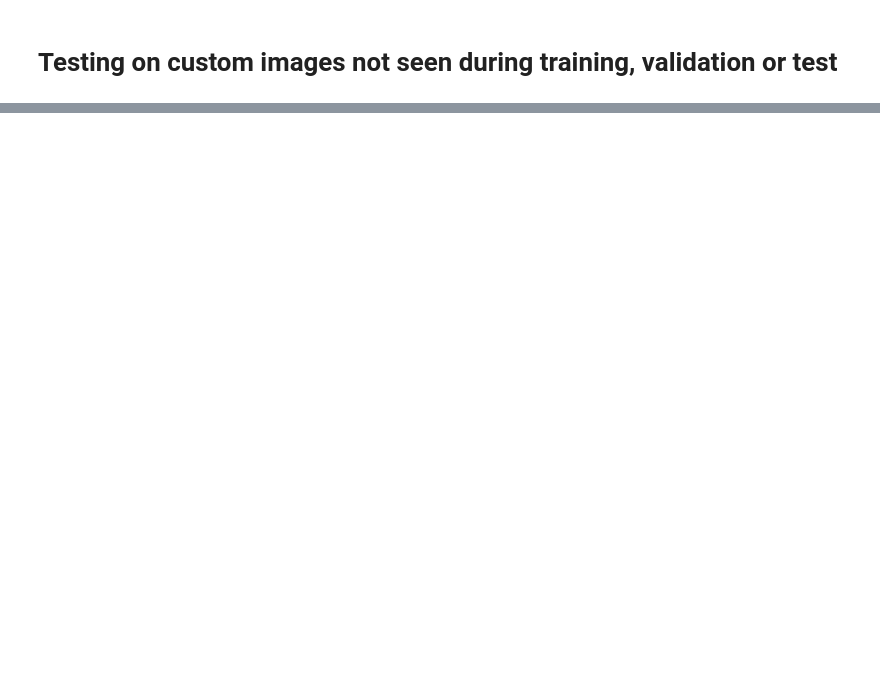
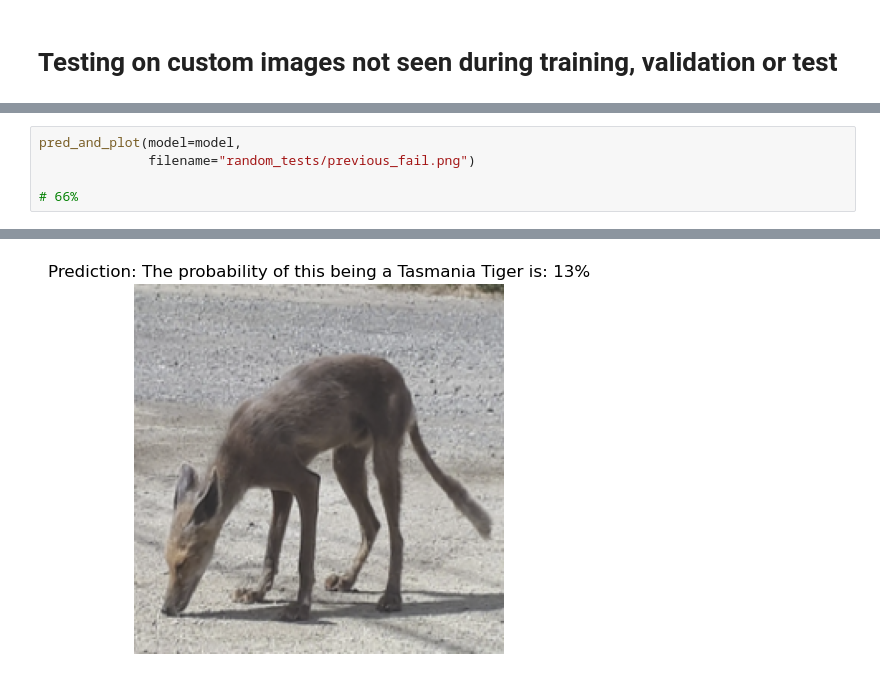
Before and after one commit to Ryan-Ashton/Identifying-Tasmanian-Tigers-CNN, a Jupyter notebook: deep_learning_model_creation/Identifying Tasmanian Tigers using Convolutional Neural Networks.ipynb, the cells around one changed output, grey strips where cells are left out. Cells and saved outputs as stored; diff of their text form; blank space fills up the shorter version.

```diff
--- a/deep_learning_model_creation/Identifying Tasmanian Tigers using Convolutional Neural Networks.ipynb
+++ b/deep_learning_model_creation/Identifying Tasmanian Tigers using Convolutional Neural Networks.ipynb
@@ -255 +275,7 @@ pred_and_plot(model=model,
 [figure]
+# %%
+pred_and_plot(model=model,
+              filename="random_tests/previous_fail.png")
+
+# 66%
+# %% [output]
@@ -255,0 +283 @@ pred_and_plot(model=model,
+[figure, added]
```
Also changed, not shown: parts of 16 cells of this notebook.
